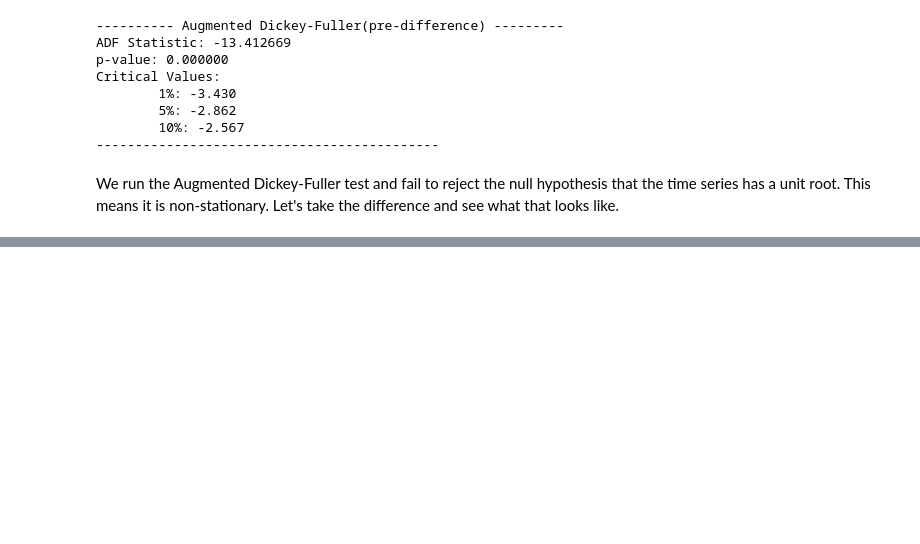
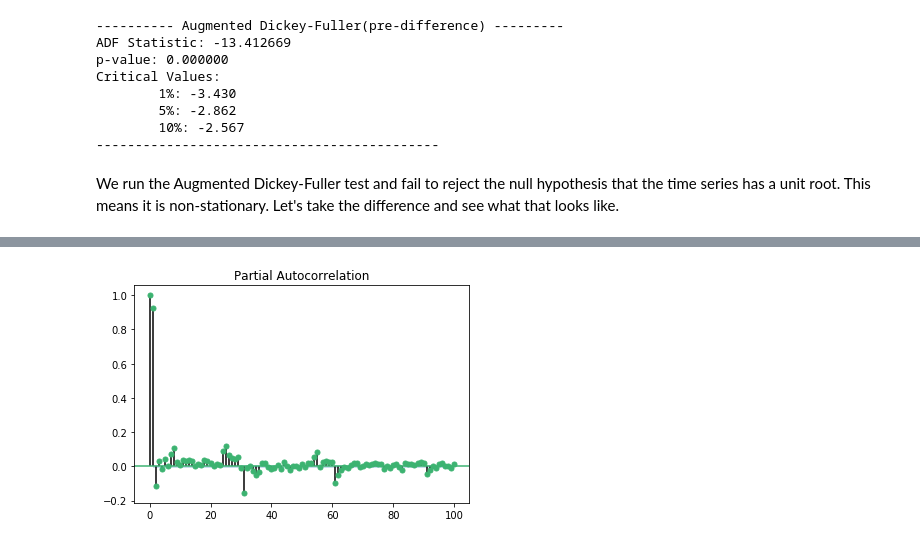
Before and after one commit to acastrops/the-lost-packets, a Jupyter notebook: modeling/SARIMAX modeling of packets.ipynb, the cells around one changed output, grey strips where cells are left out. Saved outputs shown, nothing was run; the diff lists cells and outputs as text; code cells hidden in the pictures; blank space fills up the shorter version.

```diff
--- a/modeling/SARIMAX modeling of packets.ipynb
+++ b/modeling/SARIMAX modeling of packets.ipynb
@@ -136,0 +160,8 @@ plt.show()
+# %%
+#plt.rcParams.update({'font.size': 22})
+#plt.figure(figsize = (24,16))
+sm.graphics.tsa.plot_pacf(akamai.iloc[1:]['dropped'], lags=100, ax=plt.gca(), color='mediumseagreen')
+
+plt.savefig('pacf_plot2.png')
+# %% [output]
+[figure, added]
```
Also changed, not shown: parts of 11 cells of this notebook, 1 other file.
